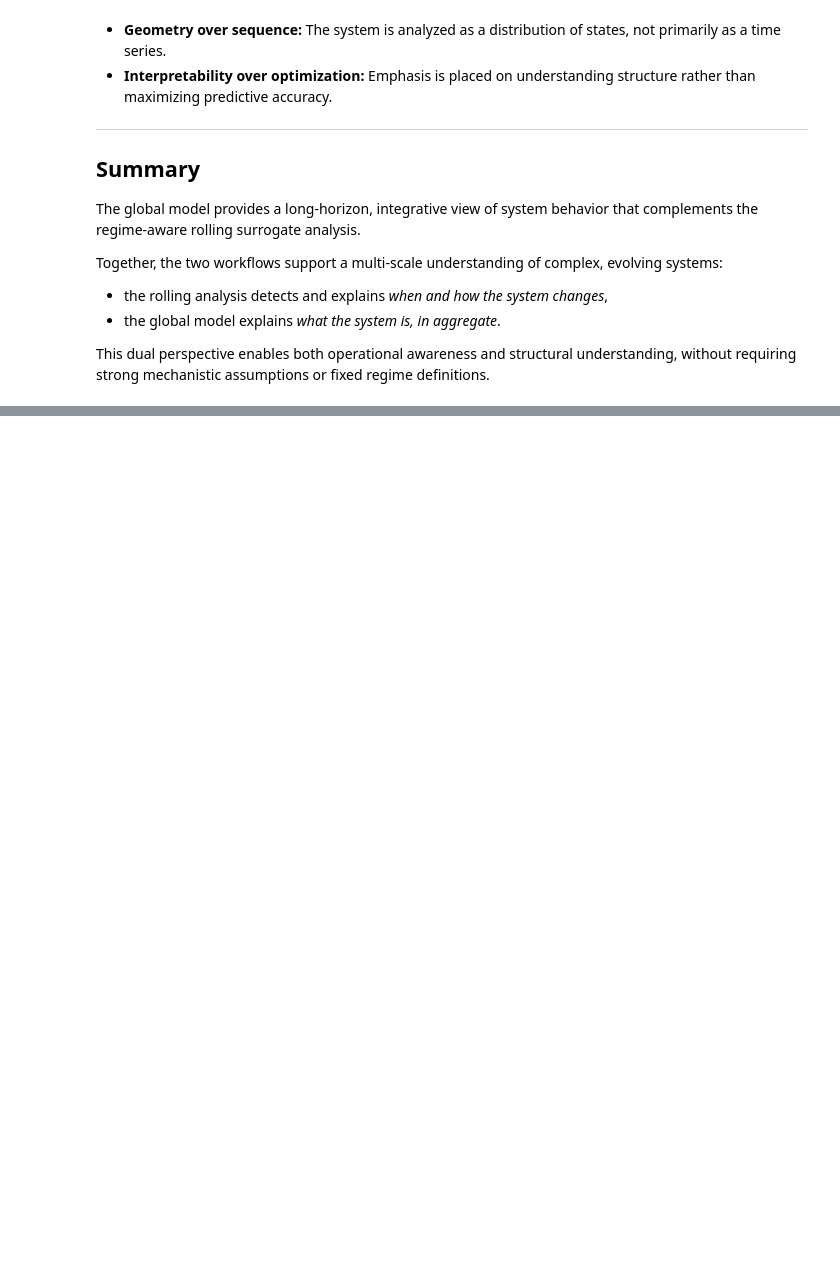
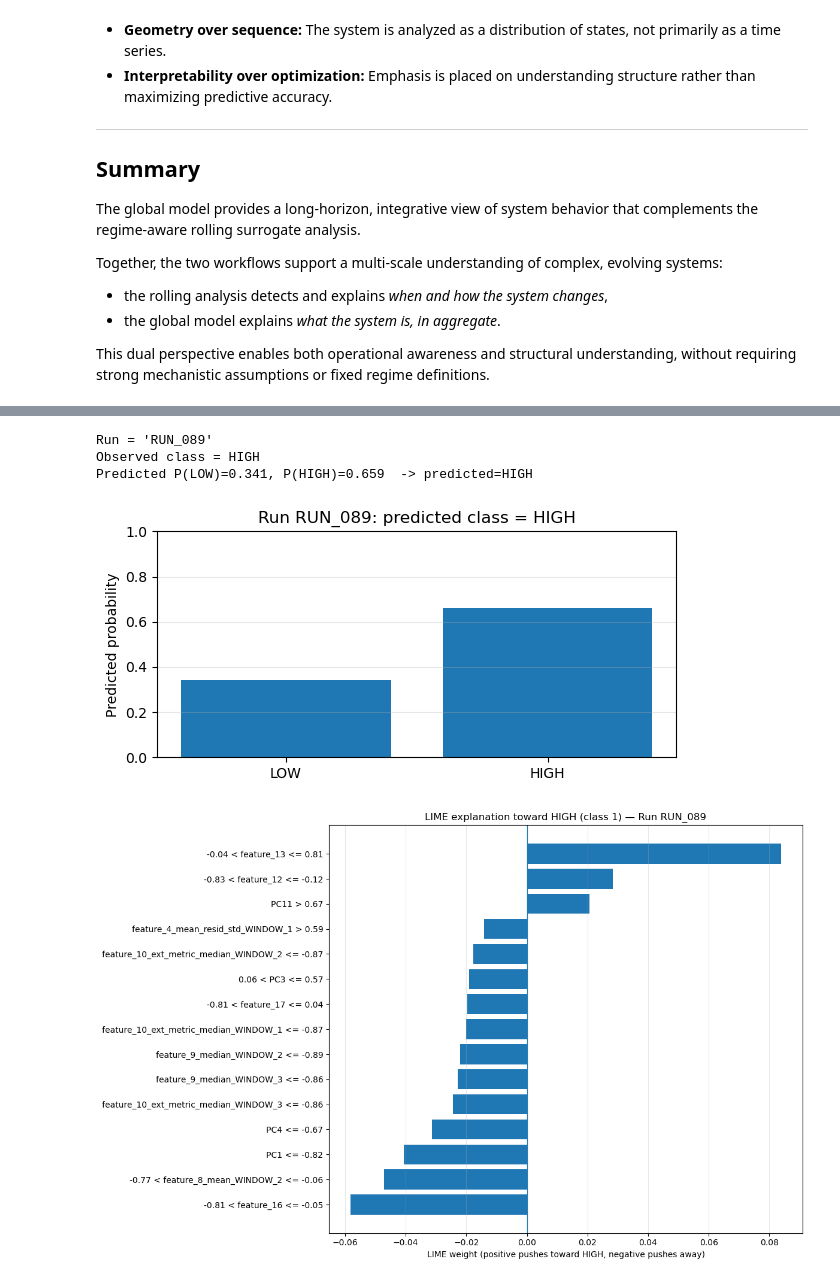
Before and after one commit to JakeWiniski/Regime-Aware-Process-Intelligence-Workflow, a Jupyter notebook: Global_Model.ipynb, the cells around one changed output, grey strips where cells are left out. Saved outputs shown, nothing was run; the diff lists cells and outputs as text; code cells hidden in the pictures; blank space fills up the shorter version.

```diff
--- a/Global_Model.ipynb
+++ b/Global_Model.ipynb
@@ -1446,7 +1968,7 @@ print(f"\nExported: {out_dir / 'contextual_anomaly_report.csv'}")
 # ---------------------------
 # USER CONTROLS
 # ---------------------------
-run_to_explain = "BH49C"       # <-- set Run ID
+run_to_explain = "RUN_089"       # <-- set Run ID
 label_names = ["LOW", "HIGH"]  # class 0, class 1
 num_features = 15
 random_state = 0
@@ -1520,30 +2042,36 @@ plt.figure(figsize=(6, 3))
 plt.bar(label_names, [p[0], p[1]])
 plt.ylim(0, 1)
 plt.ylabel("Predicted probability")
 plt.title(f"Run {run_to_explain}: predicted class = {label_names[pred_label]}")
 plt.grid(True, axis="y", alpha=0.3)
 plt.show()
 
 # ============================================================
 # VISUALIZATION 2: LIME contributions toward HIGH
 # ============================================================
 plt.figure(figsize=(12, 0.45 * len(lime_high) + 1))
 plt.barh(lime_high["feature_rule"], lime_high["weight"])
 plt.axvline(0, linewidth=1)
 plt.xlabel("LIME weight (positive pushes toward HIGH, negative pushes away)")
 plt.title(f"LIME explanation toward HIGH (class 1) — Run {run_to_explain}")
 plt.grid(True, axis="x", alpha=0.3)
 plt.tight_layout()
 plt.show()
 
 # ============================================================
 # LIME contributions toward LOW (always show)
 # ============================================================
 plt.figure(figsize=(12, 0.45 * len(lime_low) + 1))
 plt.barh(lime_low["feature_rule"], lime_low["weight"])
 plt.axvline(0, linewidth=1)
 plt.xlabel("LIME weight (positive pushes toward LOW, negative pushes away)")
 plt.title(f"LIME explanation toward LOW (class 0) — Run {run_to_explain}")
 plt.grid(True, axis="x", alpha=0.3)
 plt.tight_layout()
 plt.show()
+# %% [output]
+Run = 'RUN_089'
+Observed class = HIGH
+Predicted P(LOW)=0.341, P(HIGH)=0.659  -> predicted=HIGH
+[figure, added]
+[figure, added]
```
Also changed, not shown: parts of 34 cells of this notebook, 4 other files.
